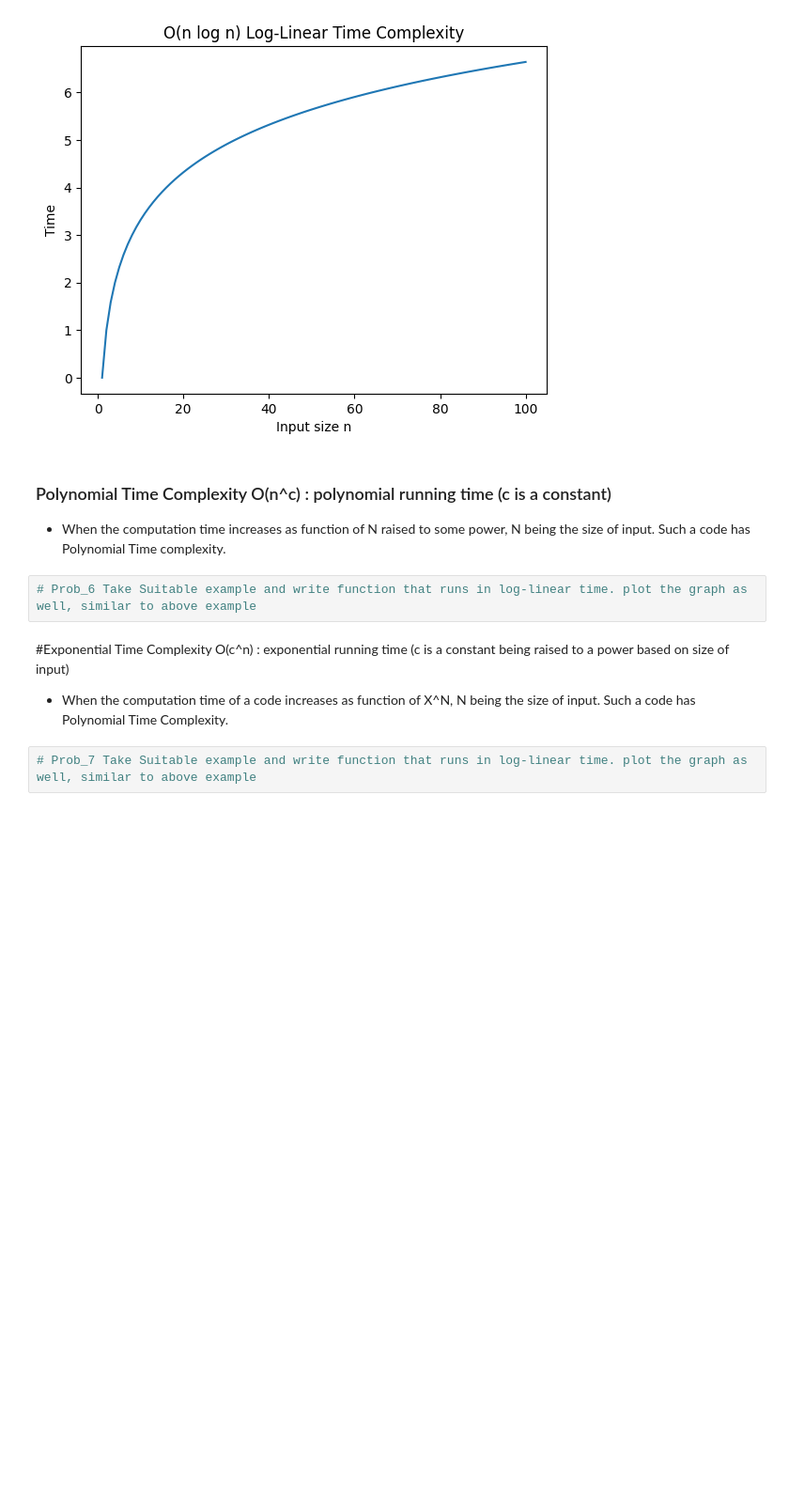
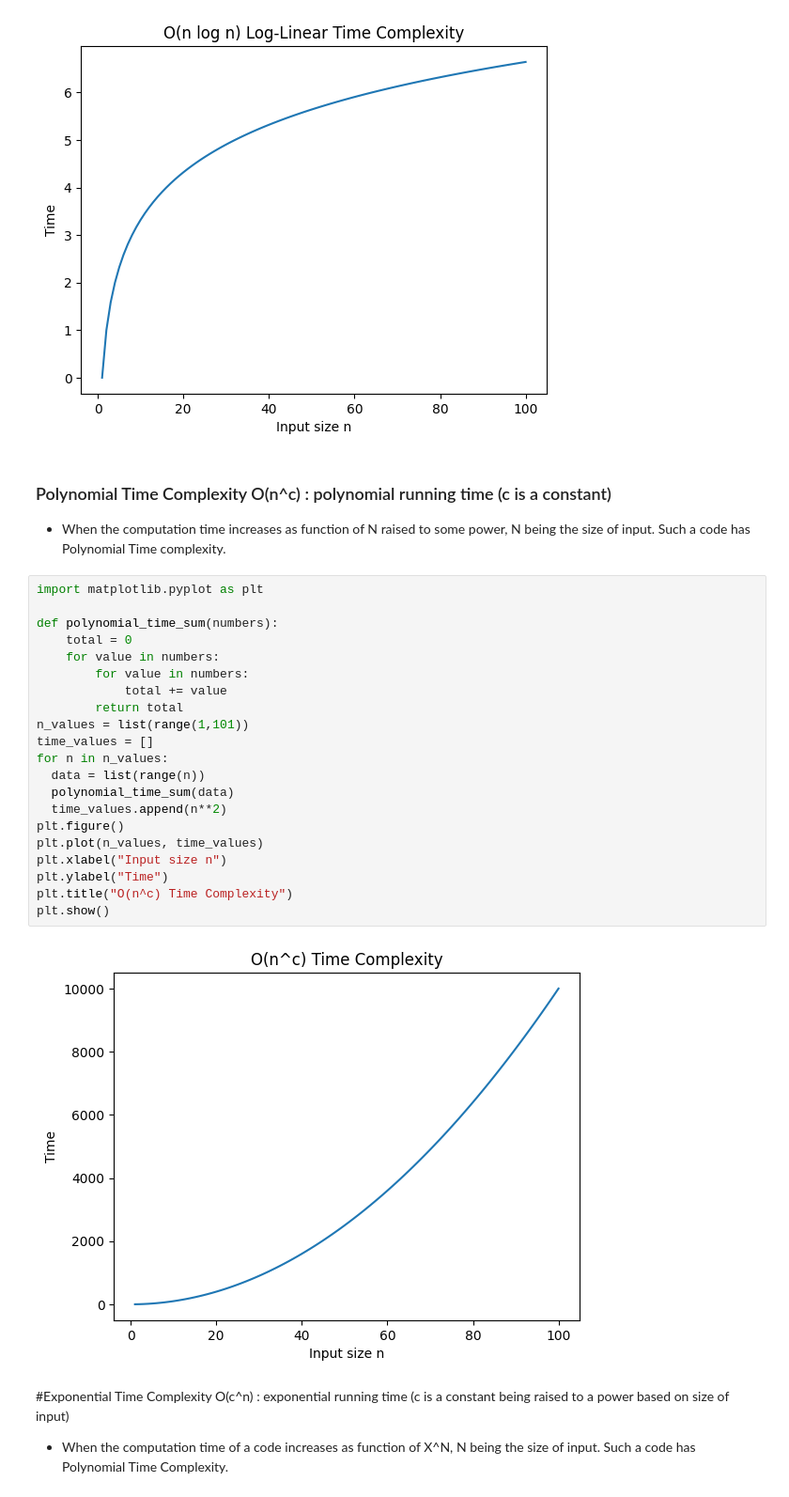
Before and after one commit to divanshi-15/Algo_Lab_241B323, a Jupyter notebook: Lab_3_Growth_of_function.ipynb, the cells around one changed output. Shown at 94% size. Saved outputs shown, nothing was run; the diff lists cells and outputs as text; blank space fills up the shorter version.

```diff
--- a/Lab_3_Growth_of_function.ipynb
+++ b/Lab_3_Growth_of_function.ipynb
@@ -186,11 +186,30 @@ plt.show()
 ### Polynomial Time Complexity O(n^c) : polynomial running time (c is a constant)
 
 * When the computation time increases as function of N raised to some power, N being the size of input. Such a code has Polynomial Time complexity.
-# %%
-# Prob_6 Take Suitable example and write function that runs in log-linear time. plot the graph as well, similar to above example
+# %%
+import matplotlib.pyplot as plt
+
+def polynomial_time_sum(numbers):
+    total = 0
+    for value in numbers:
+        for value in numbers:
+            total += value
+        return total
+n_values = list(range(1,101))
+time_values = []
+for n in n_values:
+  data = list(range(n))
+  polynomial_time_sum(data)
+  time_values.append(n**2)
+plt.figure()
+plt.plot(n_values, time_values)
+plt.xlabel("Input size n")
+plt.ylabel("Time")
+plt.title("O(n^c) Time Complexity")
+plt.show()
+# %% [output]
+[figure, added]
 # %% [markdown]
 #Exponential Time Complexity O(c^n) : exponential running time (c is a constant being raised to a power based on size of input)
 
 * When the computation time of a code increases as function of X^N, N being the size of input. Such a code has Polynomial Time Complexity.
-# %%
-# Prob_7 Take Suitable example and write function that runs in log-linear time. plot the graph as well, similar to above example
```
Also changed, not shown: parts of 11 cells of this notebook.
